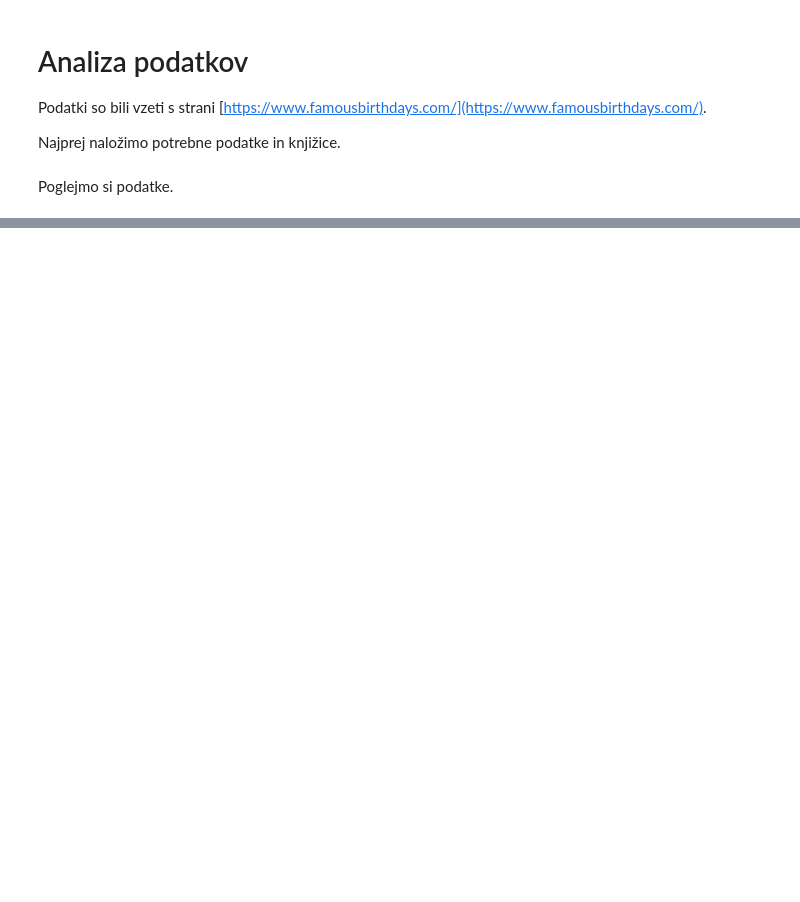
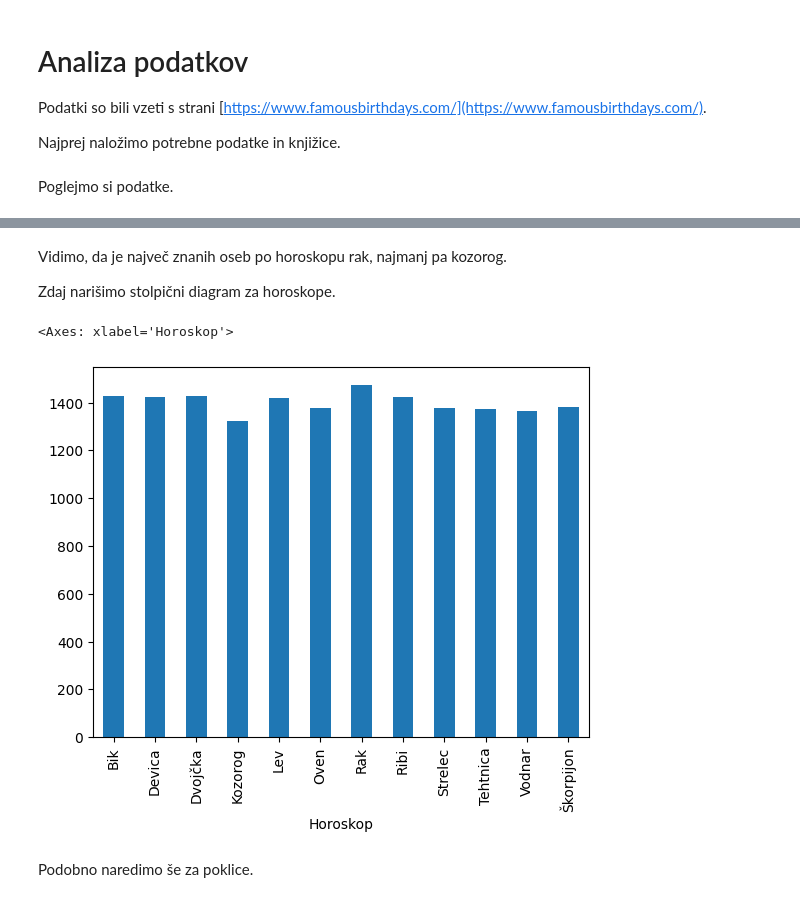
Before and after one commit to JasminaMazej/Projektna-naloga, a Jupyter notebook: analiza.ipynb, the cells around one changed output, grey strips where cells are left out. Cells and saved outputs as stored; diff of their text form; code cells hidden in the pictures; blank space fills up the shorter version.

```diff
--- a/analiza.ipynb
+++ b/analiza.ipynb
@@ -30,0 +121,4 @@ LJUDJE
+# %%
+horoskopi = LJUDJE[['Horoskop']].copy()
+po_horoskopu = horoskopi.groupby('Horoskop').size()
+po_horoskopu.sort_values()
@@ -30,0 +140,11 @@ LJUDJE
+# %% [markdown]
+Vidimo, da je največ znanih oseb po horoskopu rak, najmanj pa kozorog.
+
+Zdaj narišimo stolpični diagram za horoskope.
+# %%
+po_horoskopu.plot.bar()
+# %% [output]
+<Axes: xlabel='Horoskop'>
+[figure, added]
+# %% [markdown]
+Podobno naredimo še za poklice.
```
Also changed, not shown: parts of 20 cells of this notebook.
